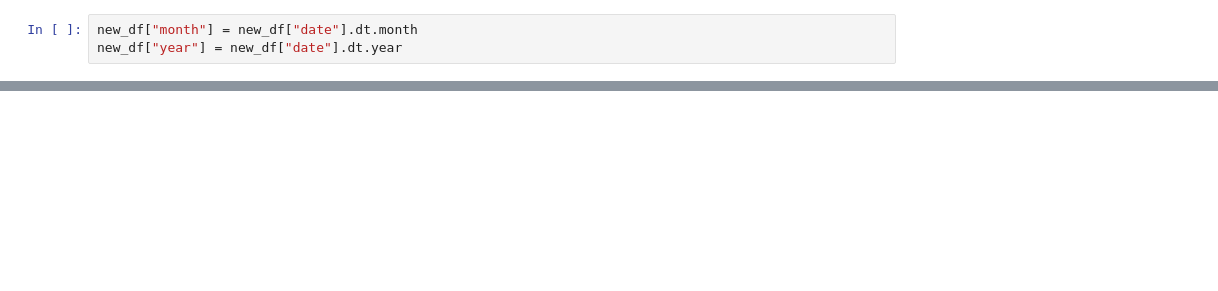
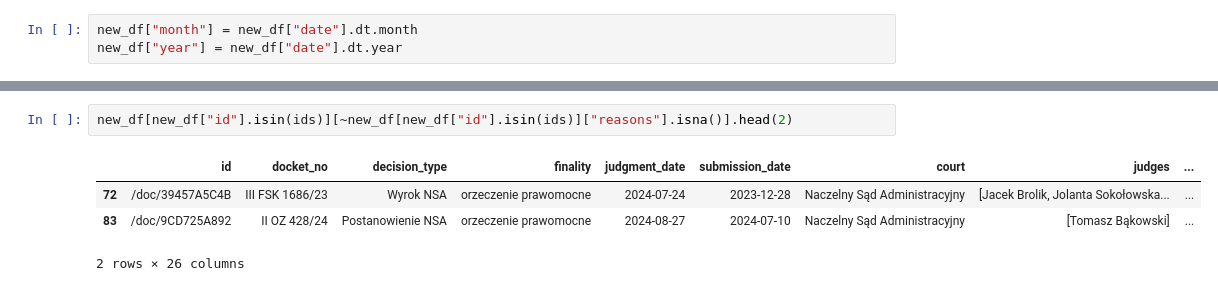
Before and after one commit to pwr-ai/JuDDGES, a Jupyter notebook: dev_notebooks/3_nsa_update_analysis.ipynb, the cells around one changed output, grey strips where cells are left out. Drawn from its saved outputs; the diff is of its cells as text; blank space fills up the shorter version.

```diff
--- a/dev_notebooks/3_nsa_update_analysis.ipynb
+++ b/dev_notebooks/3_nsa_update_analysis.ipynb
@@ -246,0 +332,7 @@ plt.show()
+# %%
+new_df[new_df["id"].isin(ids)][~new_df[new_df["id"].isin(ids)]["reasons"].isna()].head(2)
+# %% [output]
+|  | id | docket_no | decision_type | finality | judgment_date | submission_date | court | judges | ... |
+| 72 | /doc/39457A5C4B | III FSK 1686/23 | Wyrok NSA | orzeczenie prawomocne | 2024-07-24 | 2023-12-28 | Naczelny Sąd Administracyjny | [Jacek Brolik, Jolanta Sokołowska... | ... |
+| 83 | /doc/9CD725A892 | II OZ 428/24 | Postanowienie NSA | orzeczenie prawomocne | 2024-08-27 | 2024-07-10 | Naczelny Sąd Administracyjny | [Tomasz Bąkowski] | ... |
+2 rows × 26 columns
```
Also changed, not shown: parts of 25 cells of this notebook, 1 other file.
